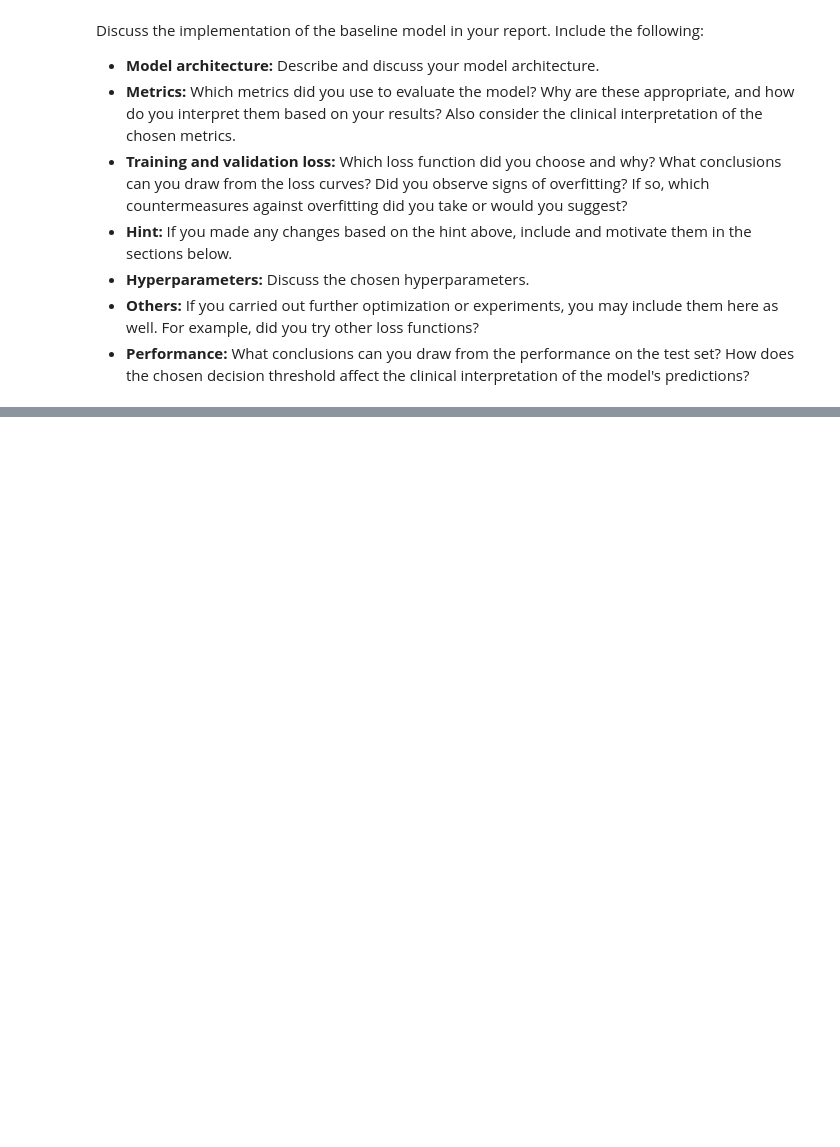
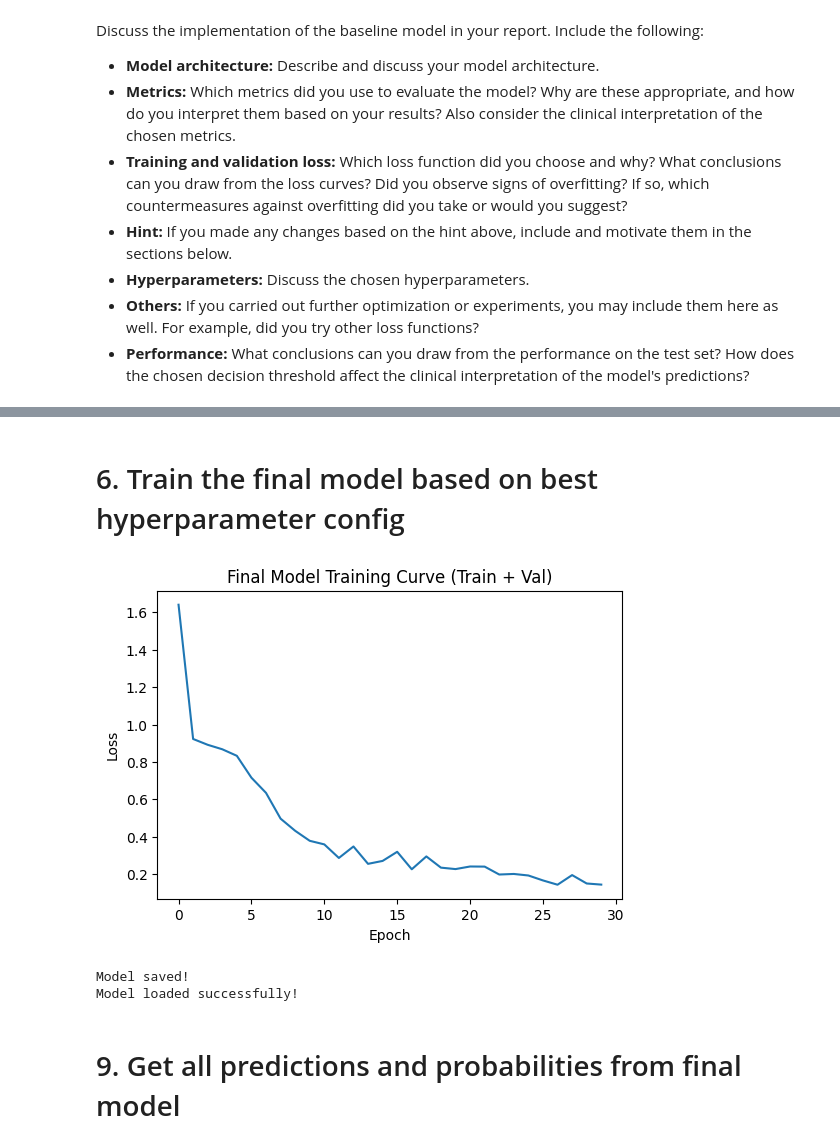
Before and after one commit to cornelka/ugentAI_kneeOA, a Jupyter notebook: notebooks/2_basemodel/baseline.ipynb, the cells around one changed output, grey strips where cells are left out. Drawn from its saved outputs; the diff is of its cells as text; code cells hidden in the pictures; blank space fills up the shorter version.

```diff
--- a/notebooks/2_basemodel/baseline.ipynb
+++ b/notebooks/2_basemodel/baseline.ipynb
@@ -50,0 +385,56 @@ Discuss the implementation of the baseline model in your report. Include the fol
+# %% [markdown]
+# 6. Train the final model based on best hyperparameter config
+# %%
+# Combine train and val for final training
+# Create new datasets without augmentation for val portion
+full_train_dataset = ConcatDataset([train_dataset, val_dataset])
+full_train_loader = DataLoader(full_train_dataset, batch_size=32, shuffle=True)
+
+# Fresh model with best hyperparameters
+final_model = BaselineCNN(dropout_rate=best_config["dropout"]).to(device)
+criterion = nn.BCEWithLogitsLoss(pos_weight=pos_weight)
+optimizer = optim.Adam(final_model.parameters(), lr=best_config["lr"])
+
+# Train (no validation loader this time — we used all data for training)
+final_model.train()
+train_losses = []
+
+for epoch in range(30):
+    running_loss = 0.0
+    for images, labels in full_train_loader:
+        images = images.to(device)
+        labels = labels.float().to(device)
+
+        optimizer.zero_grad()
+        outputs = final_model(images).squeeze(1)
+        loss = criterion(outputs, labels)
+        loss.backward()
+        optimizer.step()
+        running_loss += loss.item() * images.size(0)
+
+    epoch_loss = running_loss / len(full_train_loader.dataset)
+    train_losses.append(epoch_loss)
+
+# Plot final training curve
+plt.figure(figsize=(6, 4))
+plt.plot(train_losses)
+plt.xlabel("Epoch")
+plt.ylabel("Loss")
+plt.title("Final Model Training Curve (Train + Val)")
+plt.show()
+
+# Save and reload
+torch.save(final_model.state_dict(), "baseline_model.pth")
+print("Model saved!")
+
+# Reload to verify
+loaded_model = BaselineCNN(dropout_rate=best_config["dropout"]).to(device)
+loaded_model.load_state_dict(torch.load("baseline_model.pth", map_location=device))
+loaded_model.eval()
+print("Model loaded successfully!")
+# %% [output]
+[figure, added]
+Model saved!
+Model loaded successfully!
+# %% [markdown]
+# 9. Get all predictions and probabilities from final model
```
Also changed, not shown: parts of 21 cells of this notebook, 3 other files.
